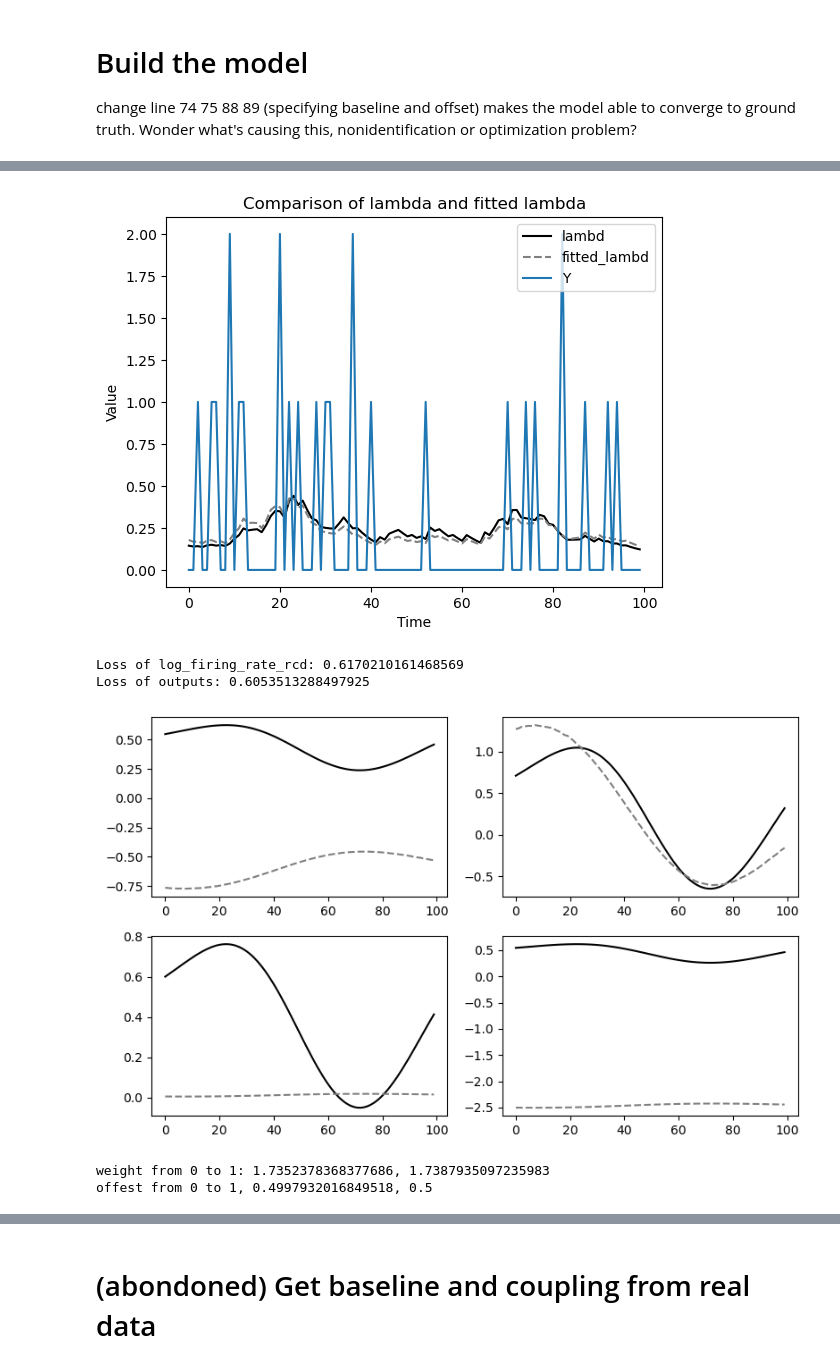
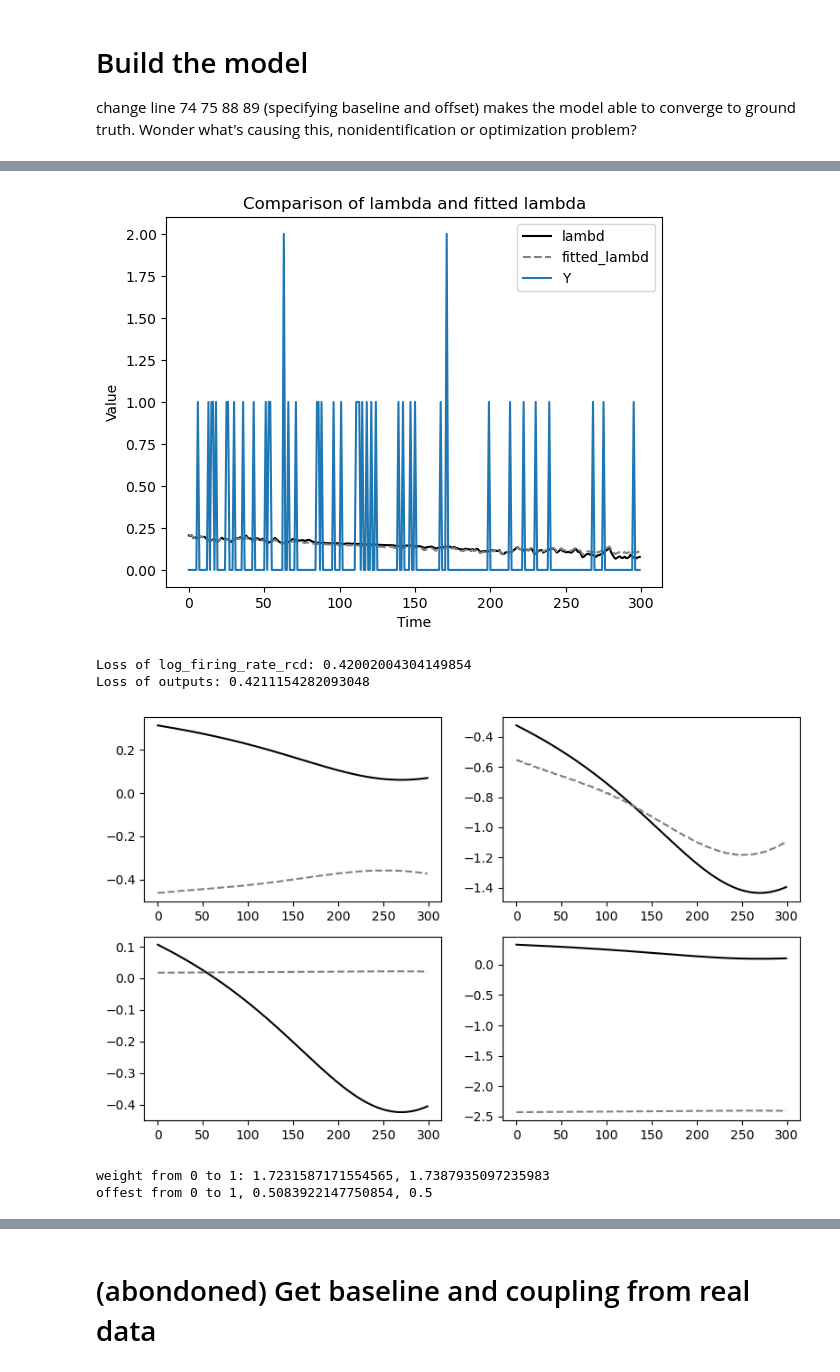
Before and after one commit to Qi-Xin/FC-GPFA, a Jupyter notebook: Decoder&Encoder.ipynb, the cells around one changed output, grey strips where cells are left out. Saved outputs shown, nothing was run; the diff lists cells and outputs as text; code cells hidden in the pictures.

```diff
--- a/Decoder&Encoder.ipynb
+++ b/Decoder&Encoder.ipynb
@@ -161,18 +161,18 @@ coefficients of basis (:, narea, narea, ns, nb, :)
 torch.manual_seed(0)
 np.random.seed(0)
 
-baseline_fr = 0.1
+baseline_fr = 0.15
 MAX_FIRING_RATE = 10
 ntrial = 1000
 narea = 2
 nneuron_area = 10
 npadding = 30
+nt_wo_padding = 300
 nneuron = narea*nneuron_area
-nt_wo_padding = 100
 gt_neuron_params = {'baseline_fr':baseline_fr, 'ntrial':ntrial, 'narea':narea, 'nneuron_area':nneuron_area,
                     'nt':nt_wo_padding, 'npadding':npadding}
 
-coupling_filter_params = {'peaks_max':20.2, 'num':3, 'nonlinear':0.5}
+coupling_filter_params = {'peaks_max':10.2, 'num':3, 'nonlinear':0.5}
 basis_coupling = GLM.make_pillow_basis(**coupling_filter_params)
 basis_coupling = basis_coupling[:,:1]
 
@@ -195,7 +195,7 @@ for jarea in range(narea):
 
 ### Generate time-varying coupling strength coefficients
 nlatent = 1
-gt_latent_params = {'sigma2':0.25, 'nlatent':nlatent, 'offset':0.5, 'L':50}
+gt_latent_params = {'sigma2':0.25, 'nlatent':nlatent, 'offset':0.5, 'L':200}
 project_w = (np.random.uniform(low=-1, high=1, size=(narea, narea, nlatent)))
 project_w *= 2/np.sqrt(np.sum(project_w**2))
 K_gt = get_K(nt=nt, L=gt_latent_params['L'], sigma2=gt_latent_params['sigma2'])
@@ -297,7 +297,7 @@ class FC_GPFC(nn.Module):
             # self.time_varying_coef_offset = nn.Parameter(0.1 * torch.ones(self.npop, self.npop, 1, 1, device=device))
             ###############################################
 
-            coupling_filter_params = {'peaks_max':20.2, 'num':3, 'nonlinear':0.5}
+            coupling_filter_params = {'peaks_max':10.2, 'num':3, 'nonlinear':0.5}
             basis_coupling = GLM.make_pillow_basis(**coupling_filter_params)
             basis_coupling = basis_coupling[:,:1]
             self.basis_coupling = torch.tensor(basis_coupling, dtype=torch.float32, device=self.device)
@@ -404,15 +404,15 @@ class FC_GPFC(nn.Module):
 torch.manual_seed(0)
 
 # Instantiate the model
-K = get_K(nt=gt_neuron_params['nt'], L=50, sigma2=gt_latent_params['sigma2'])
+K = get_K(nt=gt_neuron_params['nt'], L=200, sigma2=gt_latent_params['sigma2'])
 # model = FC_GPFC(spikes, latents=latents[:,:,gt_neuron_params['npadding']:], npadding=gt_neuron_params['npadding'])
 model = FC_GPFC(spikes, K=K, nlatent=1, npadding=gt_neuron_params['npadding'], device=device)
 model.latents = torch.tensor(latents[:,:,gt_neuron_params['npadding']:], dtype=torch.float32, device=device)
 
 
 # Define loss function and optimizer
-criterion = nn.PoissonNLLLoss()
-optimizer = optim.SGD(model.parameters(), lr=5e-2)
+criterion = nn.PoissonNLLLoss(log_input=True)
+optimizer = optim.SGD(model.parameters(), lr=1e-1)
 
 # Training loop
 PRINT_EPOCH = 100
@@ -493,32 +493,32 @@ Final loss after 0th E-step: 0.7917
 *********************************
 # %%
-trial_to_plot = 1
+trial_to_plot = 10
 
 plt.figure()
 plt.plot(np.exp(log_firing_rate_rcd[trial_to_plot,-1,gt_neuron_params['npadding']:]), color='k', label='lambd')
 plt.plot(np.exp(outputs[-1].detach().cpu().numpy()[trial_to_plot, -1, :]), '--', color='grey', label='fitted_lambd')
 plt.plot(spikes[-1][trial_to_plot, -1, gt_neuron_params['npadding']:], '-', label='Y')
 plt.xlabel('Time')
 plt.ylabel('Value')
 plt.title('Comparison of lambda and fitted lambda')
 plt.legend()
 plt.show()
 
 # Calculate the loss
 loss_rcd = criterion(torch.tensor(log_firing_rate_rcd[trial_to_plot,-1,gt_neuron_params['npadding']:], device=device),
                      model.spikes[-1][trial_to_plot, -1, gt_neuron_params['npadding']:])
 loss_outputs = criterion(torch.tensor(outputs[-1].detach().cpu().numpy()[trial_to_plot, -1, :], device=device),
                          model.spikes[-1][trial_to_plot, -1, gt_neuron_params['npadding']:])
 print("Loss of log_firing_rate_rcd:", loss_rcd.item())
 print("Loss of outputs:", loss_outputs.item())
 # %% [output]
-[figure, old version]
+[figure, new version]
-Loss of log_firing_rate_rcd: 0.6170210161468569
-Loss of outputs: 0.6053513288497925
+Loss of log_firing_rate_rcd: 0.42002004304149854
+Loss of outputs: 0.4211154282093048
 # %%
 import matplotlib.pyplot as plt
 
-trial = 4
+trial = 0
 fig, axs = plt.subplots(narea, narea, figsize=(8, 5))
 for i in range(narea):
     for j in range(narea):
@@ -529,14 +529,14 @@ for i in range(narea):
 plt.tight_layout()
 plt.show()
 # %% [output]
-[figure, old version]
+[figure, new version]
 # %%
 for iarea in range(1, narea):
     print(f"weight from 0 to {iarea}: {model.latents_readout[0,iarea,0].item()}, {project_w[0,iarea,0]}")
     print(f"offest from 0 to {iarea}, {model.time_varying_coef_offset[0,iarea,0].item()}, {gt_latent_params['offset']}")
 # %% [output]
-weight from 0 to 1: 1.7352378368377686, 1.7387935097235983
-offest from 0 to 1, 0.4997932016849518, 0.5
+weight from 0 to 1: 1.7231587171554565, 1.7387935097235983
+offest from 0 to 1, 0.5083922147750854, 0.5
 # %%
 # for iarea in range(narea-1):
 #     plt.plot(model.coupling_filters[iarea][iarea+1][:,:,0].mean(axis=0).detach().numpy().T)
```
Also changed, not shown: parts of 3 cells of this notebook.
